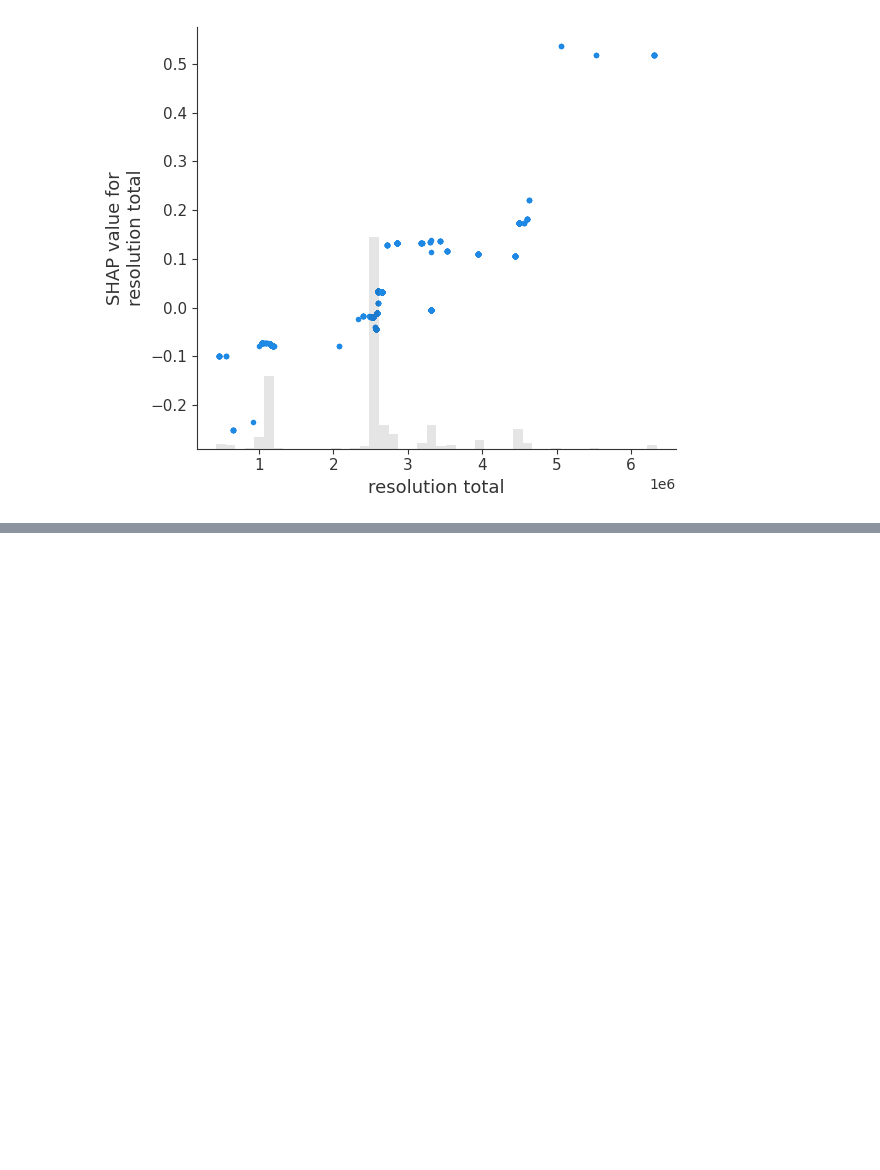
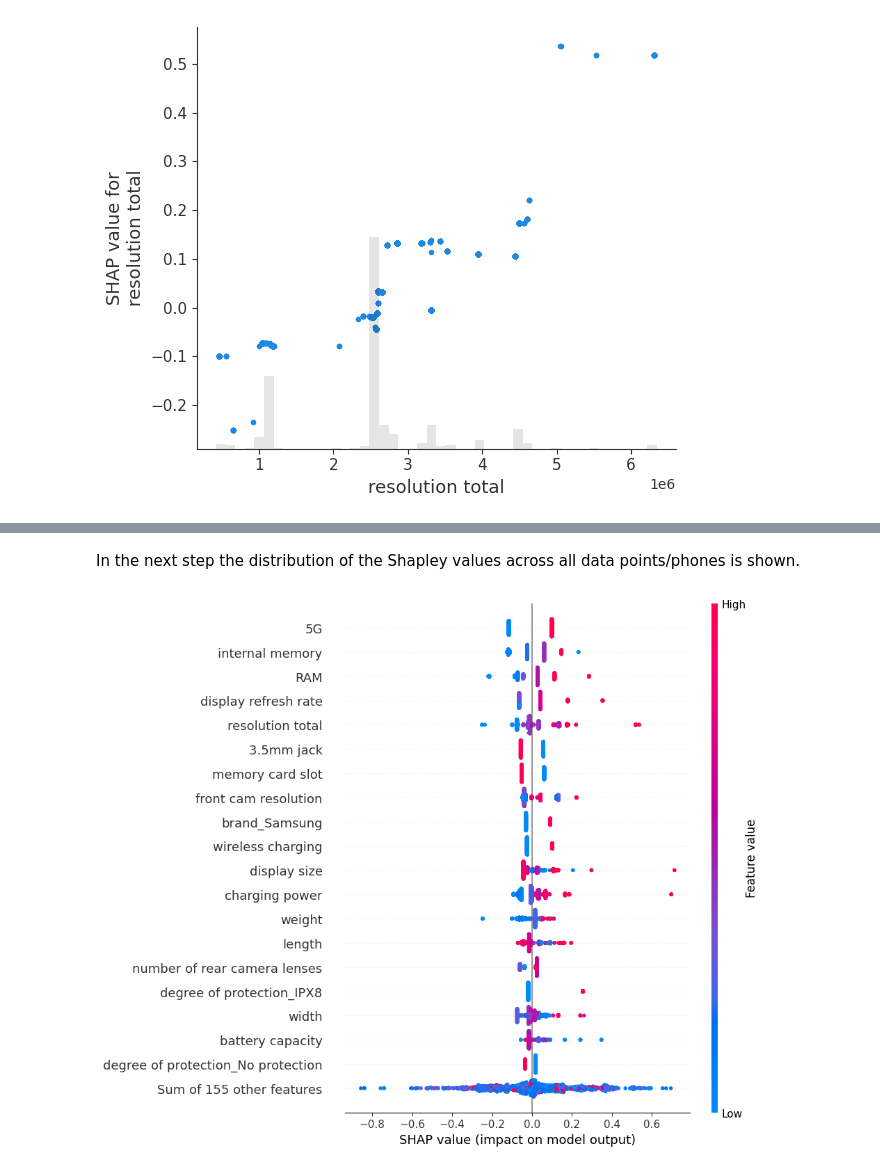
Before and after one commit to N0Data4U/Data-Processing-Project, a Jupyter notebook: data_analysis.ipynb, the cells around one changed output, grey strips where cells are left out. Saved outputs shown, nothing was run; the diff lists cells and outputs as text; code cells hidden in the pictures; blank space fills up the shorter version.

```diff
--- a/data_analysis.ipynb
+++ b/data_analysis.ipynb
@@ -310,7 +329,16 @@ saving_plot("GAM_shap_waterfall_plot.png")
+# %% [markdown]
+In the next step the distribution of the Shapley values across all data points/phones is shown.
 # %%
+# Close plot before to clean settings
+plt.close()
 # Plot waterfall plot for Shapley values distribution
+shap.plots.beeswarm(shap_values_ebm, max_display = 20)
+# Closing the plot. Plot can only be safed when "show=False".
+plt.close()
 shap.plots.beeswarm(shap_values_ebm, max_display = 20, show=False)
 # Adjusting layout
-#plt.tight_layout()
-plt.subplots_adjust(left=0.5, right=0.9, top=0.9, bottom=0.1, wspace=0.5, hspace=1)
+plt.tight_layout()
+#plt.subplots_adjust(left=0.5, right=0.9, top=0.9, bottom=0.1, wspace=0.5, hspace=1)
 saving_plot("GAM_shap_waterfall_distr_plot.png")
+# %% [output]
+[figure, added]
```
Also changed, not shown: parts of 45 cells of this notebook, 14 other files.
